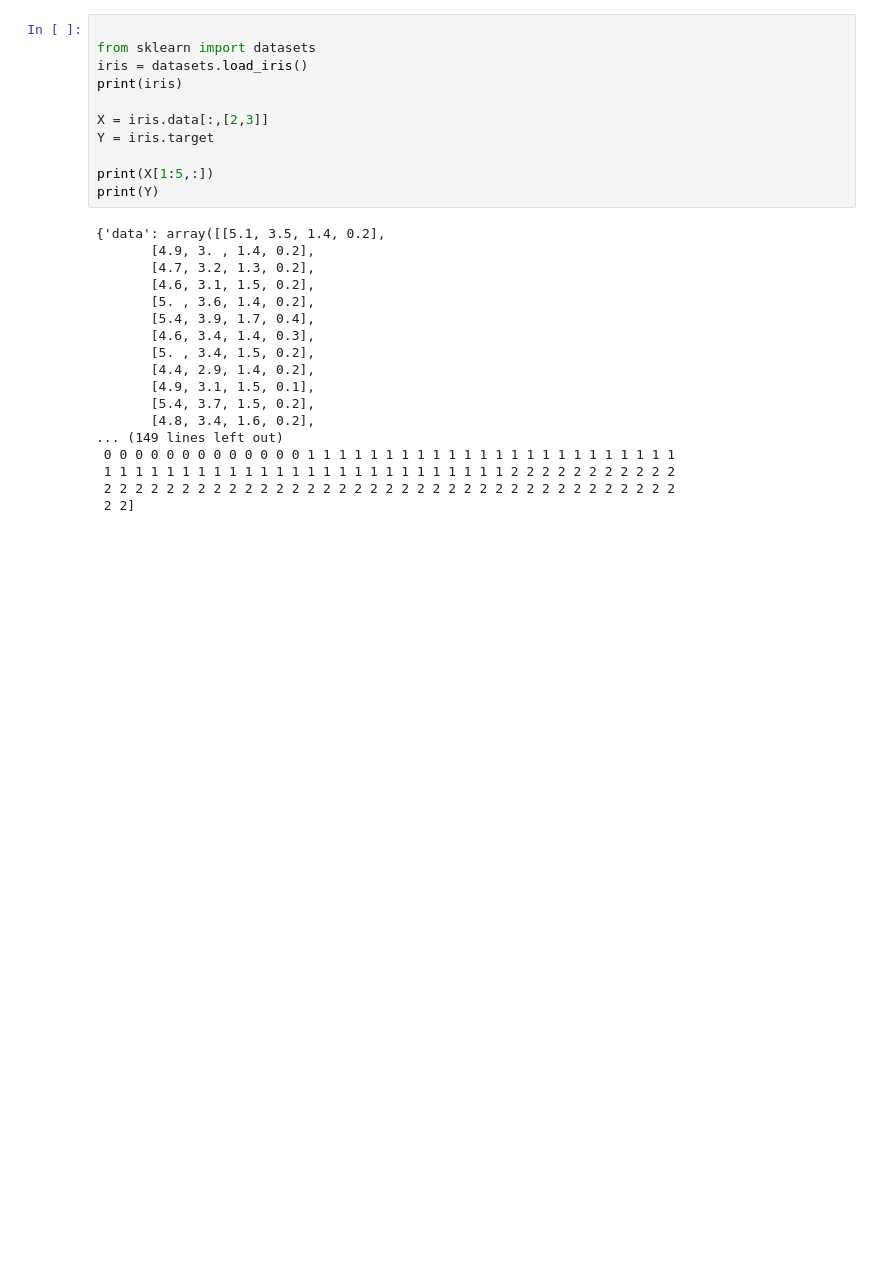
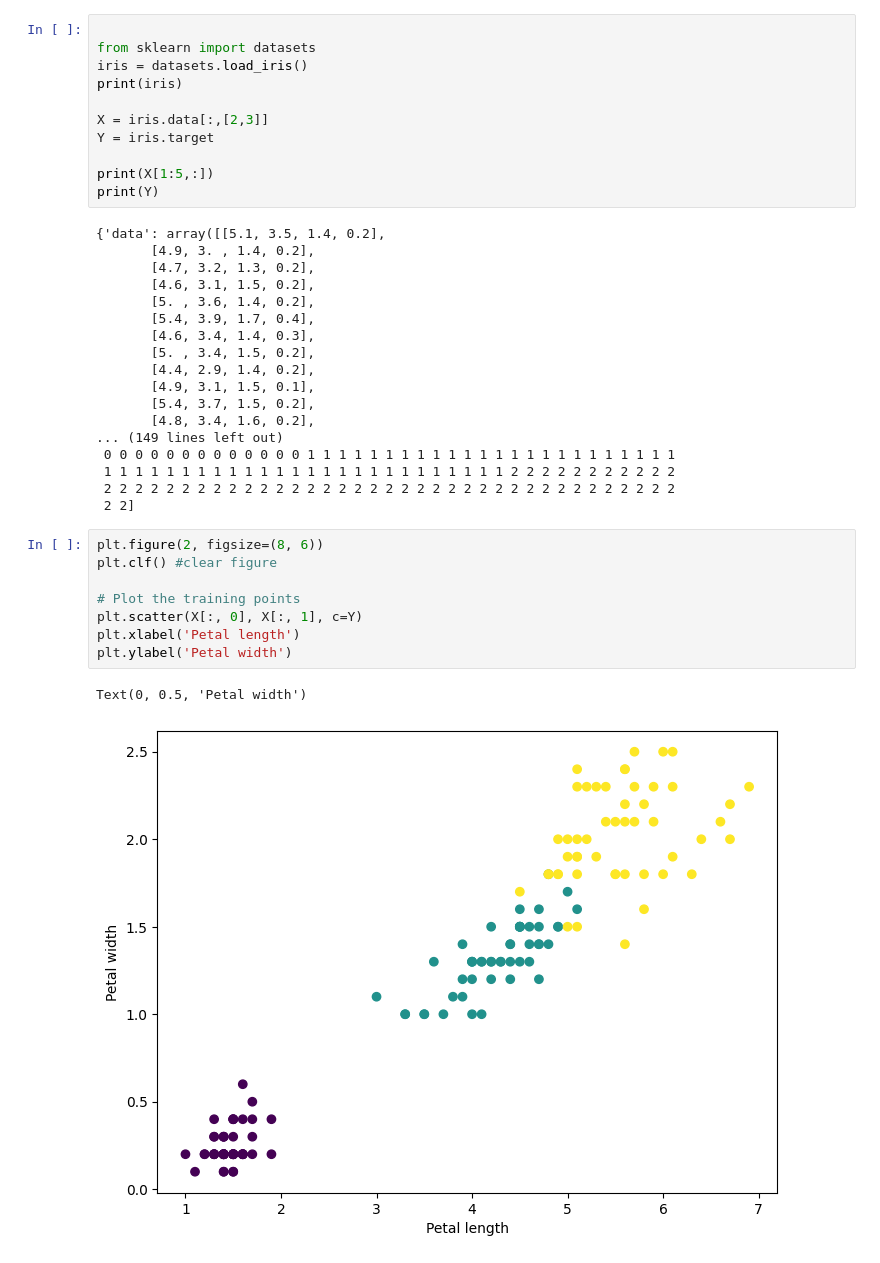
Before and after one commit to siddhant3030/learning_data_science, a Jupyter notebook: machine_learning.ipynb, the cells around one changed output. Cells and saved outputs as stored; diff of their text form; blank space fills up the shorter version.

```diff
--- a/machine_learning.ipynb
+++ b/machine_learning.ipynb
@@ -39,3 +39,14 @@ print(Y)
  1 1 1 1 1 1 1 1 1 1 1 1 1 1 1 1 1 1 1 1 1 1 1 1 1 1 2 2 2 2 2 2 2 2 2 2 2
  2 2 2 2 2 2 2 2 2 2 2 2 2 2 2 2 2 2 2 2 2 2 2 2 2 2 2 2 2 2 2 2 2 2 2 2 2
  2 2]
+# %%
+plt.figure(2, figsize=(8, 6))
+plt.clf() #clear figure
+
+# Plot the training points
+plt.scatter(X[:, 0], X[:, 1], c=Y)
+plt.xlabel('Petal length')
+plt.ylabel('Petal width')
+# %% [output]
+Text(0, 0.5, 'Petal width')
+[figure, added]
```
